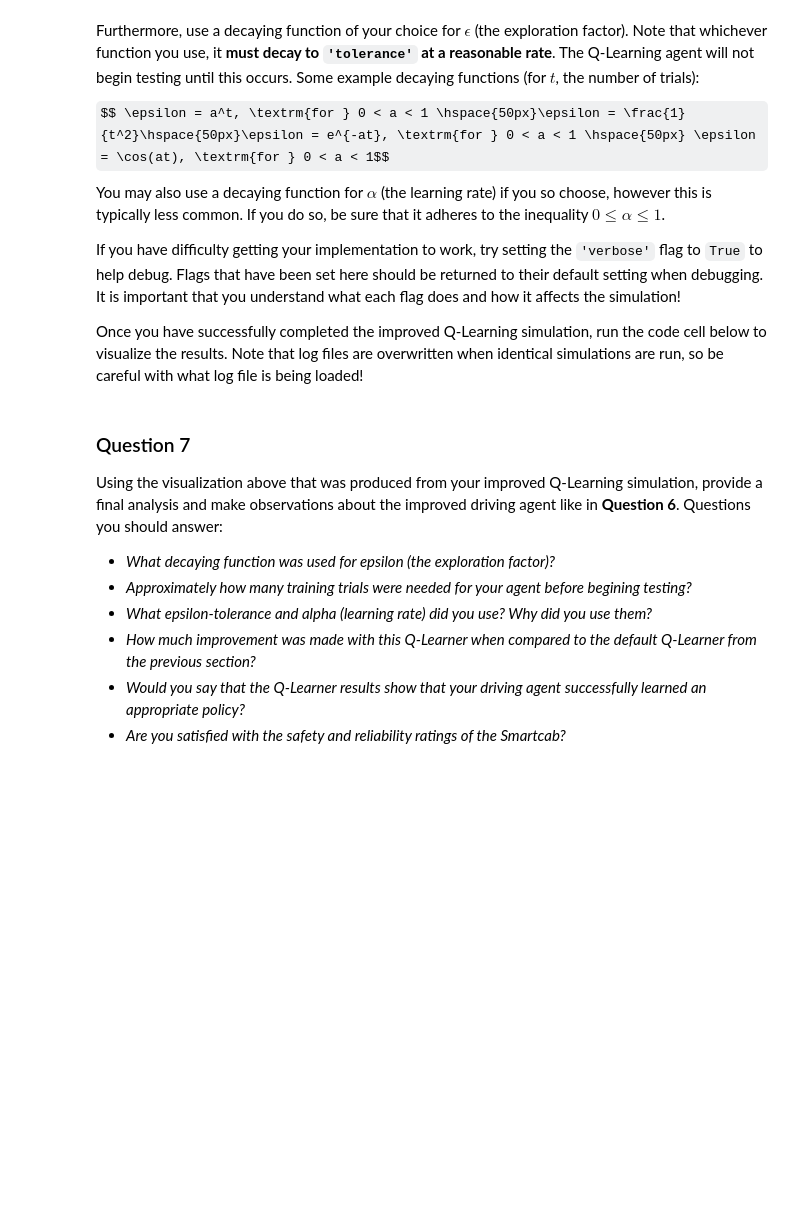
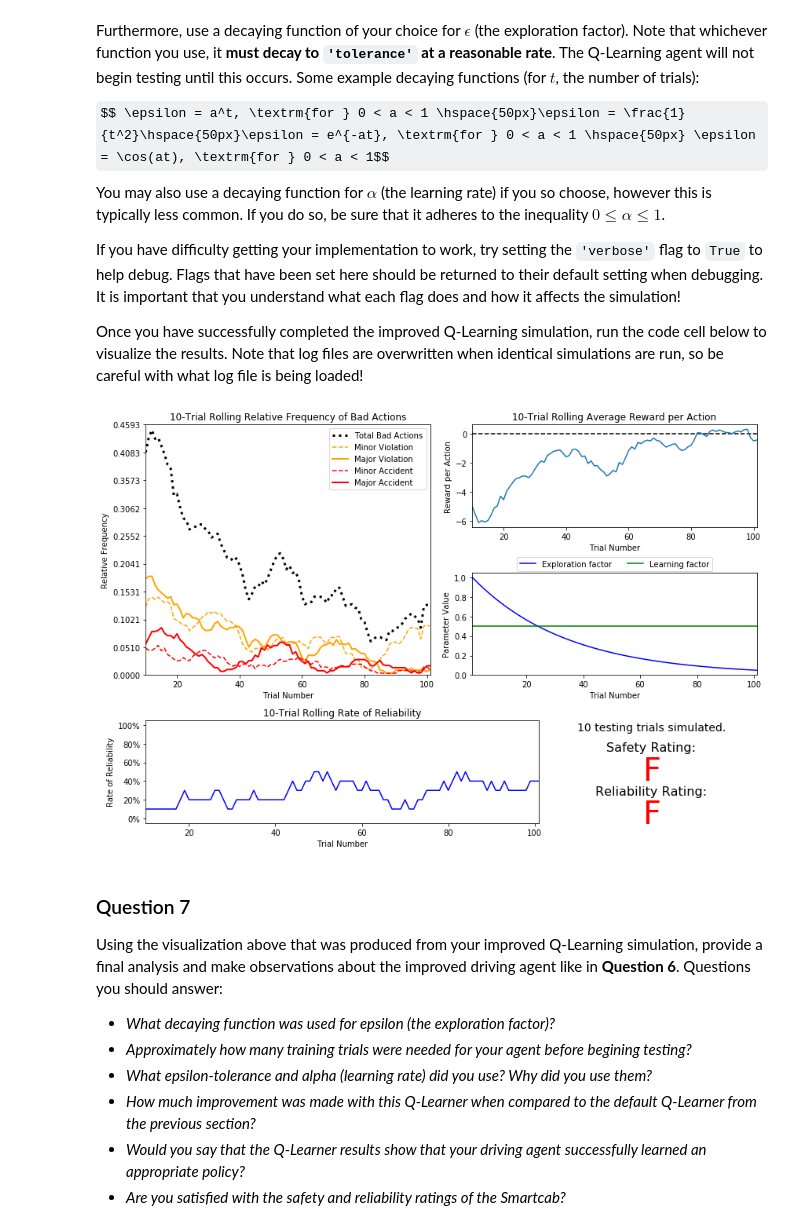
Before and after one commit to mengxinzhao/udacity-ml-ps-17, a Jupyter notebook: smartcab/smartcab.ipynb, the cells around one changed output. Drawn from its saved outputs; the diff is of its cells as text; code cells hidden in the pictures; some formulas as TeX source; blank space fills up the shorter version.

```diff
--- a/smartcab/smartcab.ipynb
+++ b/smartcab/smartcab.ipynb
@@ -228,7 +234,9 @@ If you have difficulty getting your implementation to work, try setting the `'ve
 Once you have successfully completed the improved Q-Learning simulation, run the code cell below to visualize the results. Note that log files are overwritten when identical simulations are run, so be careful with what log file is being loaded!
 # %%
 # Load the 'sim_improved-learning' file from the improved Q-Learning simulation
-vs.plot_trials('sim_improved-learning.csv')
+vs.plot_trials('sim_improved-learning_tuned.csv')
+# %% [output]
+[figure, added]
 # %% [markdown]
 ### Question 7
 Using the visualization above that was produced from your improved Q-Learning simulation, provide a final analysis and make observations about the improved driving agent like in **Question 6**. Questions you should answer:
```
Also changed, not shown: parts of 8 cells of this notebook, 3 other files.
